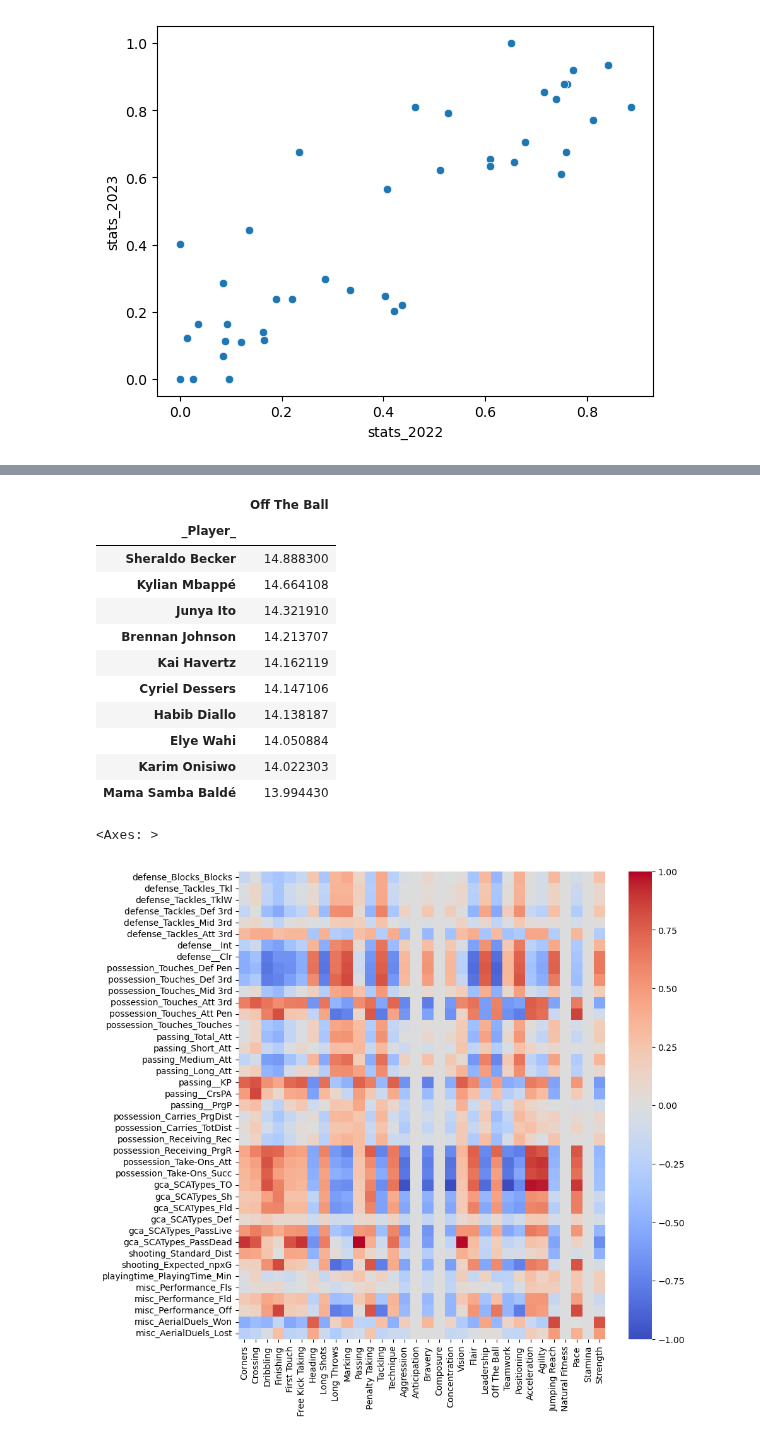
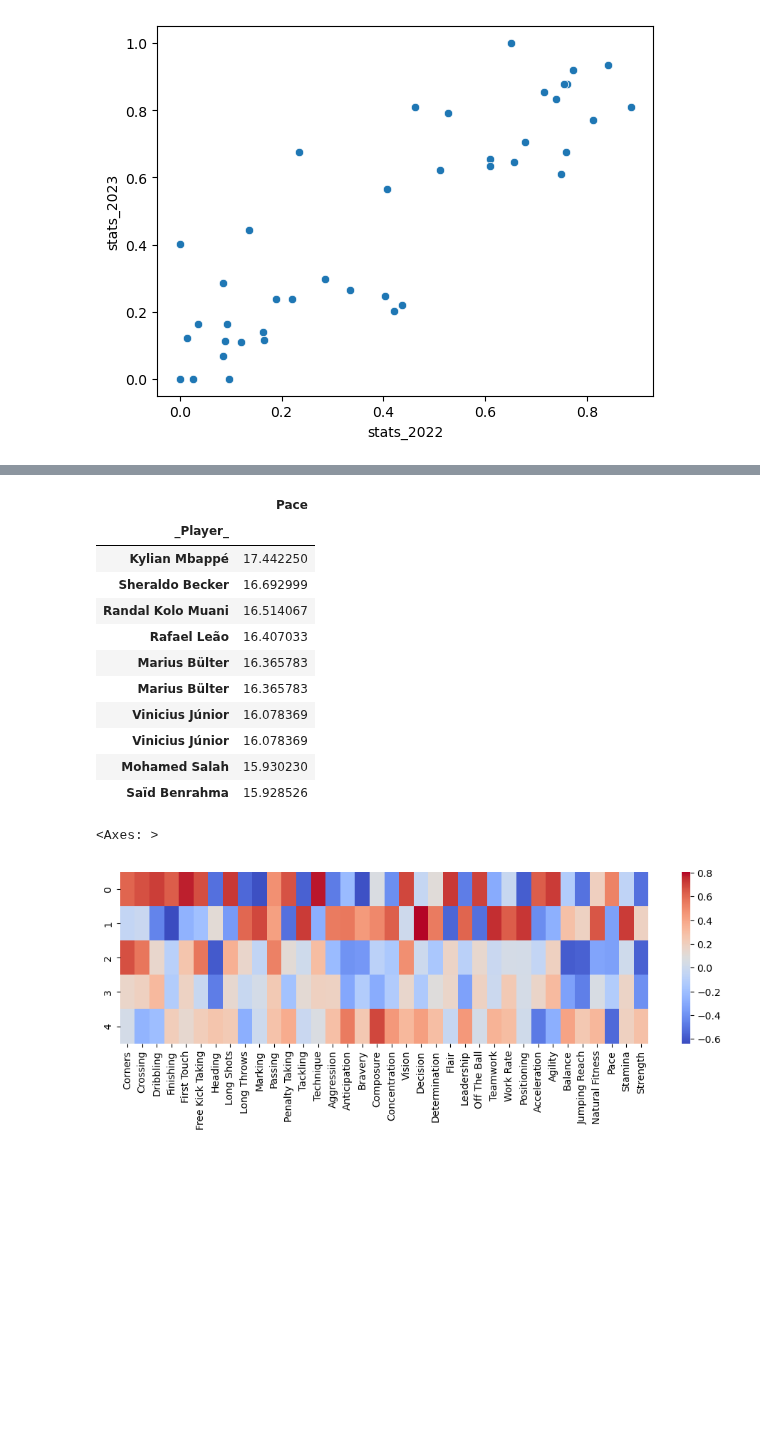
Before and after one commit to alibekk93/FM_skills_prediction, a Jupyter notebook: notebooks/04_MVPs.ipynb, the cells around one changed output, grey strips where cells are left out. Drawn from its saved outputs; the diff is of its cells as text; code cells hidden in the pictures; blank space fills up the shorter version.

```diff
--- a/notebooks/04_MVPs.ipynb
+++ b/notebooks/04_MVPs.ipynb
@@ -41,3 +41,9 @@ from sklearn.metrics import mean_squared_error
 
 # Split the dataset into training and testing sets
 X_train, X_test, y_train, y_test, train_indices, test_indices = train_test_split(X, y, combined_data_2022.index, test_size=0.33, random_state=42)
+# %%
+from sklearn.decomposition import PCA
+pca = PCA(n_components=0.8)
+
+X_train = pca.fit_transform(X_train)
+X_test = pca.transform(X_test)
@@ -214,7 +224,8 @@ def find_most_similar_strings(target, strings, n=5):
     # Extract and return only the strings (not the scores)
     return [string for string, score in most_similar]
 # %%
-playground_X_2022 = combined_data_2022[all_stats_columns]
+playground_X_2022 = pca.transform(combined_data_2022[all_stats_columns])
+playground_X_2022 = pd.DataFrame(playground_X_2022, index=combined_data_2022.index)
 playground_y = combined_data_2022[predict_columns]
 
 # playground_X_2023 = combined_data_2023[all_stats_columns]
@@ -254,7 +265,7 @@ Index(['David Alaba', 'Harvey Elliott', 'Raúl Guti', 'Cenk Özkacar',
 # %%
 test_name = 'James Ward-Prowse'
 
-model = eln
+model = mlp
 
 predictions_2022 = model.predict(playground_X_2022.loc[[test_name]].values)
 predictions_2022 = pd.Series(predictions_2022[0], index=FM_columns)
@@ -368,21 +363,21 @@ sns.barplot(correlations)
 # %%
-col = 'Off The Ball'
+col = 'Pace'
 all_predictions.loc[:, [col]].sort_values(col, ascending=False).head(10)
 # %% [output]
-|  | Off The Ball |
+|  | Pace |
 | _Player_ |  |
-| Sheraldo Becker | 14.888300 |
-| Kylian Mbappé | 14.664108 |
-| Junya Ito | 14.321910 |
-| Brennan Johnson | 14.213707 |
-| Kai Havertz | 14.162119 |
-| Cyriel Dessers | 14.147106 |
-| Habib Diallo | 14.138187 |
-| Elye Wahi | 14.050884 |
-| Karim Onisiwo | 14.022303 |
-| Mama Samba Baldé | 13.994430 |
+| Kylian Mbappé | 17.442250 |
+| Sheraldo Becker | 16.692999 |
+| Randal Kolo Muani | 16.514067 |
+| Rafael Leão | 16.407033 |
+| Marius Bülter | 16.365783 |
+| Marius Bülter | 16.365783 |
+| Vinicius Júnior | 16.078369 |
+| Vinicius Júnior | 16.078369 |
+| Mohamed Salah | 15.930230 |
+| Saïd Benrahma | 15.928526 |
 # %%
-df1 = combined_data_2022[all_stats_columns]
+df1 = playground_X_2022
 df2 = all_predictions
 
 correlations = pd.DataFrame(index=df1.columns, columns=df2.columns)
@@ -391,9 +386,9 @@ for col1 in df1.columns:
     for col2 in df2.columns:
         correlations.loc[col1, col2] = np.corrcoef(df1[col1], df2[col2])[0, 1]
 # %%
-plt.subplots(figsize=(8,8))
+plt.subplots(figsize=(10,3))
 plt.tight_layout()
 sns.heatmap(correlations.dropna(axis=1).astype('float'), cmap='coolwarm')
 # %% [output]
 <Axes: >
-[figure, old version]
+[figure, new version]
```
Also changed, not shown: parts of 14 cells of this notebook.
